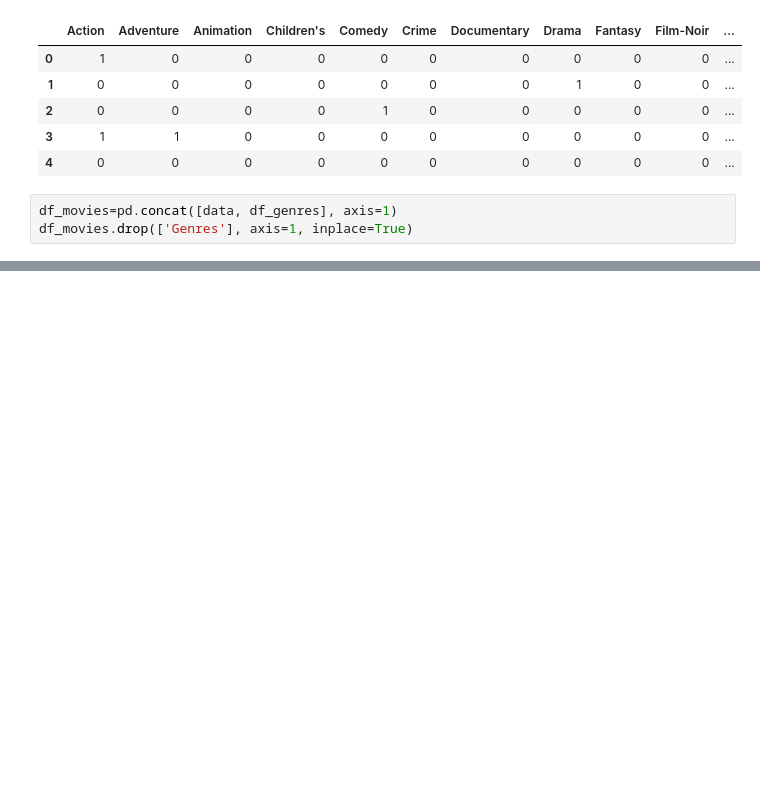
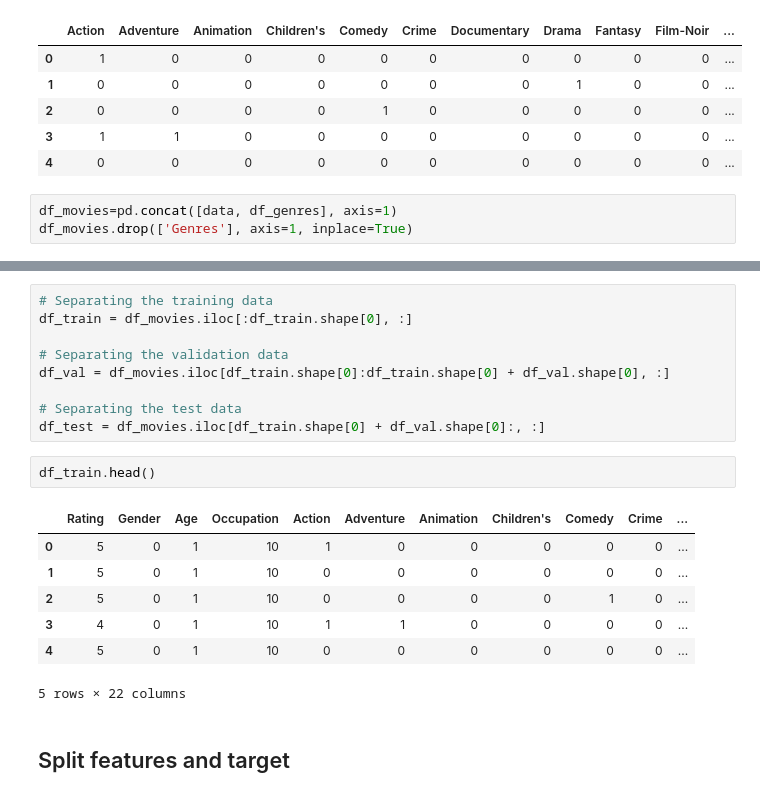
Before and after one commit to maxwellowusu/movie_recommender_system_ML, a Jupyter notebook: movie_recommender_max.ipynb, the cells around one changed output, grey strips where cells are left out. Drawn from its saved outputs; the diff is of its cells as text; blank space fills up the shorter version.

```diff
--- a/movie_recommender_max.ipynb
+++ b/movie_recommender_max.ipynb
@@ -274,0 +308,21 @@ df_movies.drop(['Genres'], axis=1, inplace=True)
+# %%
+# Separating the training data
+df_train = df_movies.iloc[:df_train.shape[0], :]
+
+# Separating the validation data
+df_val = df_movies.iloc[df_train.shape[0]:df_train.shape[0] + df_val.shape[0], :]
+
+# Separating the test data
+df_test = df_movies.iloc[df_train.shape[0] + df_val.shape[0]:, :]
+# %%
+df_train.head()
+# %% [output]
+|  | Rating | Gender | Age | Occupation | Action | Adventure | Animation | Children's | Comedy | Crime | ... |
+| 0 | 5 | 0 | 1 | 10 | 1 | 0 | 0 | 0 | 0 | 0 | ... |
+| 1 | 5 | 0 | 1 | 10 | 0 | 0 | 0 | 0 | 0 | 0 | ... |
+| 2 | 5 | 0 | 1 | 10 | 0 | 0 | 0 | 0 | 1 | 0 | ... |
+| 3 | 4 | 0 | 1 | 10 | 1 | 1 | 0 | 0 | 0 | 0 | ... |
+| 4 | 5 | 0 | 1 | 10 | 0 | 0 | 0 | 0 | 0 | 0 | ... |
+5 rows × 22 columns
+# %% [markdown]
+## Split features and target
```
Also changed, not shown: parts of 31 cells of this notebook.
